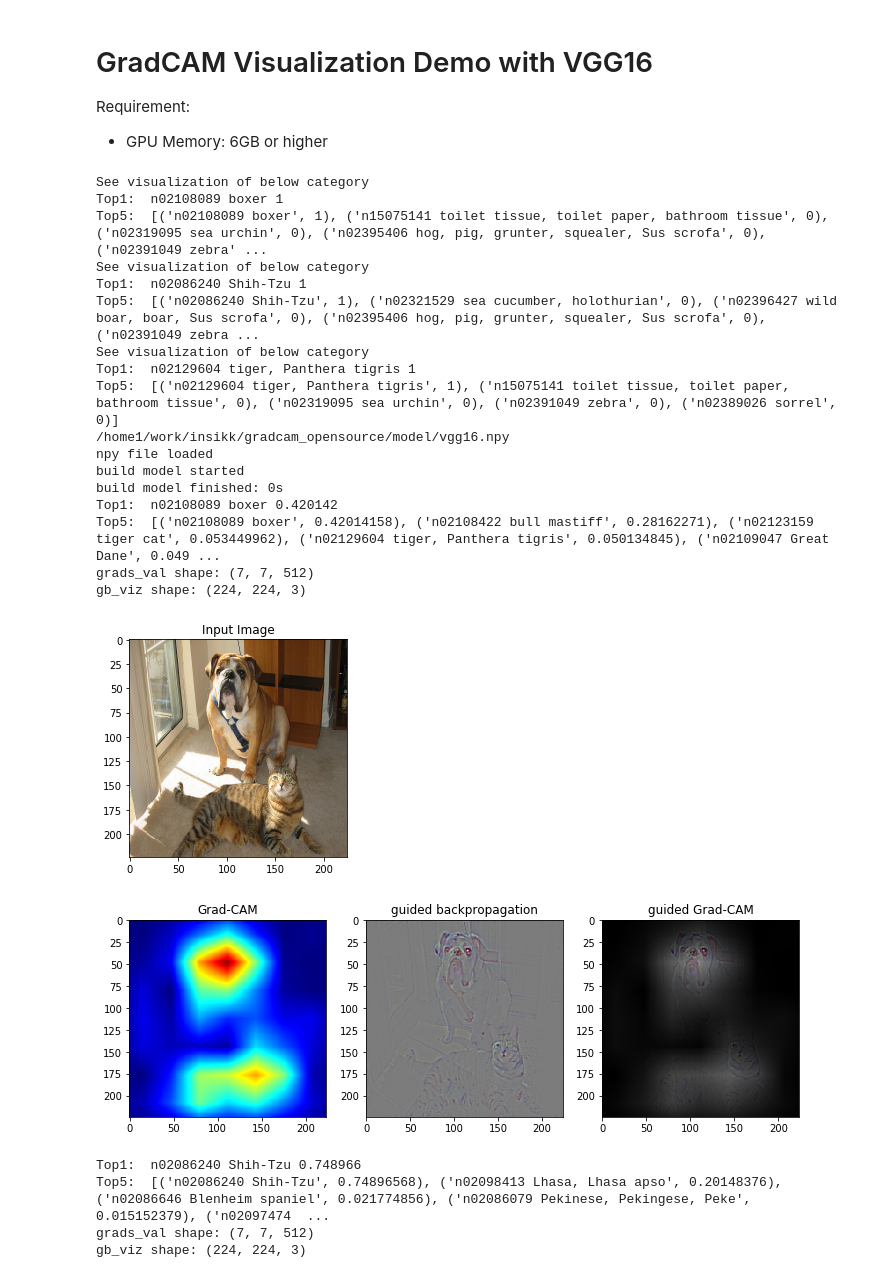
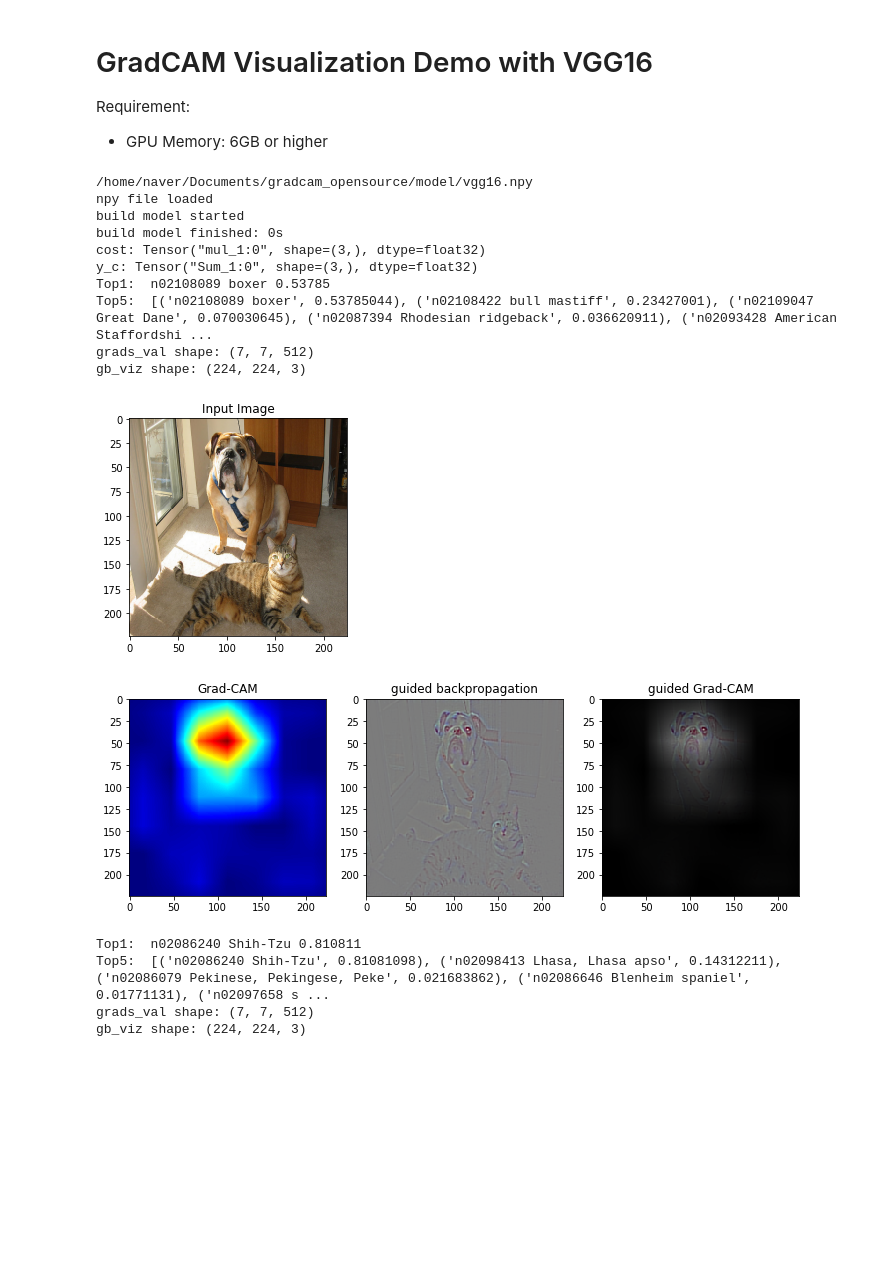
Before and after one commit to insikk/Grad-CAM-tensorflow, a Jupyter notebook: gradCAM_tensorflow_VGG16_demo.ipynb, the cells around one changed output. Saved outputs shown, nothing was run; the diff lists cells and outputs as text; code cells hidden in the pictures; blank space fills up the shorter version.

```diff
--- a/gradCAM_tensorflow_VGG16_demo.ipynb
+++ b/gradCAM_tensorflow_VGG16_demo.ipynb
@@ -48,9 +48,9 @@ batch_label = np.concatenate((batch1_label, batch2_label, batch3_label), 0)
 
 batch_size = 3
 
-for i in range(batch_size):
-    print('See visualization of below category')
-    utils.print_prob(batch_label[i], './synset.txt')
+# for i in range(batch_size):
+#     print('See visualization of below category')
+#     utils.print_prob(batch_label[i], './synset.txt')
 
 # Create tensorflow graph for evaluation
 eval_graph = tf.Graph()
@@ -59,71 +59,63 @@ with eval_graph.as_default():
 
         images = tf.placeholder("float", [batch_size, 224, 224, 3])
         labels = tf.placeholder(tf.float32, [batch_size, 1000])
-        train_mode = tf.placeholder(tf.bool)
 
         vgg = vgg16.Vgg16()
 
-        vgg.build(images, train_mode)
-        cost = tf.reduce_sum((vgg.prob - labels) ** 2)
-        train = tf.train.GradientDescentOptimizer(0.0001).minimize(cost)
+        vgg.build(images)
+        cost = (-1) * tf.reduce_sum(tf.multiply(labels, tf.log(vgg.prob)), axis=1)
+        print('cost:', cost)
+        # cost = tf.reduce_sum((vgg.prob - labels) ** 2)
 
+
+        # gradient for partial linearization. We only care about target visualization class.
+        y_c = tf.reduce_sum(tf.multiply(vgg.fc8, labels), axis=1)
+        print('y_c:', y_c)
         # Get last convolutional layer gradient for generating gradCAM visualization
         target_conv_layer = vgg.pool5
-        target_conv_layer_grad = tf.gradients(cost, target_conv_layer)[0]
+        target_conv_layer_grad = tf.gradients(y_c, target_conv_layer)[0]
 
         # Guided backpropagtion back to input layer
         gb_grad = tf.gradients(cost, images)[0]
-
-        # Normalizing the gradients
-        target_conv_layer_grad_norm = tf.div(target_conv_layer_grad, tf.sqrt(tf.reduce_mean(tf.square(target_conv_layer_grad))) + tf.constant(1e-5))
-
 
         init = tf.global_variables_initializer()
 
 
 # Run tensorflow
 
 with tf.Session(graph=eval_graph) as sess:
     sess.run(init)
 
-    prob = sess.run(vgg.prob, feed_dict={images: batch_img, train_mode: False})
+    prob = sess.run(vgg.prob, feed_dict={images: batch_img})
 
-    gb_grad_value, target_conv_layer_value, target_conv_layer_grad_value = sess.run([gb_grad, target_conv_layer, target_conv_layer_grad_norm], feed_dict={images: batch_img, labels: batch_label, train_mode: True})
-
+    gb_grad_value, target_conv_layer_value, target_conv_layer_grad_value = sess.run([gb_grad, target_conv_layer, target_conv_layer_grad], feed_dict={images: batch_img, labels: batch_label})
 
 
     for i in range(batch_size):
         utils.print_prob(prob[i], './synset.txt')
         # VGG16 use BGR internally, so we manually change BGR to RGB
         gradBGR = gb_grad_value[i]
         gradRGB = np.dstack((
             gradBGR[:, :, 2],
             gradBGR[:, :, 1],
             gradBGR[:, :, 0],
         ))
         utils.visualize(batch_img[i], target_conv_layer_value[i], target_conv_layer_grad_value[i], gradRGB)
 # %% [output]
-See visualization of below category
-Top1:  n02108089 boxer 1
-Top5:  [('n02108089 boxer', 1), ('n15075141 toilet tissue, toilet paper, bathroom tissue', 0), ('n02319095 sea urchin', 0), ('n02395406 hog, pig, grunter, squealer, Sus scrofa', 0), ('n02391049 zebra' ...
-See visualization of below category
-Top1:  n02086240 Shih-Tzu 1
-Top5:  [('n02086240 Shih-Tzu', 1), ('n02321529 sea cucumber, holothurian', 0), ('n02396427 wild boar, boar, Sus scrofa', 0), ('n02395406 hog, pig, grunter, squealer, Sus scrofa', 0), ('n02391049 zebra ...
-See visualization of below category
-Top1:  n02129604 tiger, Panthera tigris 1
-Top5:  [('n02129604 tiger, Panthera tigris', 1), ('n15075141 toilet tissue, toilet paper, bathroom tissue', 0), ('n02319095 sea urchin', 0), ('n02391049 zebra', 0), ('n02389026 sorrel', 0)]
-/home1/work/insikk/gradcam_opensource/model/vgg16.npy
+/home/naver/Documents/gradcam_opensource/model/vgg16.npy
 npy file loaded
 build model started
 build model finished: 0s
-Top1:  n02108089 boxer 0.420142
-Top5:  [('n02108089 boxer', 0.42014158), ('n02108422 bull mastiff', 0.28162271), ('n02123159 tiger cat', 0.053449962), ('n02129604 tiger, Panthera tigris', 0.050134845), ('n02109047 Great Dane', 0.049 ...
+cost: Tensor("mul_1:0", shape=(3,), dtype=float32)
+y_c: Tensor("Sum_1:0", shape=(3,), dtype=float32)
+Top1:  n02108089 boxer 0.53785
+Top5:  [('n02108089 boxer', 0.53785044), ('n02108422 bull mastiff', 0.23427001), ('n02109047 Great Dane', 0.070030645), ('n02087394 Rhodesian ridgeback', 0.036620911), ('n02093428 American Staffordshi ...
 grads_val shape: (7, 7, 512)
 gb_viz shape: (224, 224, 3)
 [figure]
-[figure, old version]
+[figure, new version]
-Top1:  n02086240 Shih-Tzu 0.748966
-Top5:  [('n02086240 Shih-Tzu', 0.74896568), ('n02098413 Lhasa, Lhasa apso', 0.20148376), ('n02086646 Blenheim spaniel', 0.021774856), ('n02086079 Pekinese, Pekingese, Peke', 0.015152379), ('n02097474  ...
+Top1:  n02086240 Shih-Tzu 0.810811
+Top5:  [('n02086240 Shih-Tzu', 0.81081098), ('n02098413 Lhasa, Lhasa apso', 0.14312211), ('n02086079 Pekinese, Pekingese, Peke', 0.021683862), ('n02086646 Blenheim spaniel', 0.01771131), ('n02097658 s ...
 grads_val shape: (7, 7, 512)
 gb_viz shape: (224, 224, 3)
 [figure]
```
Also changed, not shown: parts of 1 cell of this notebook, 3 other files.
